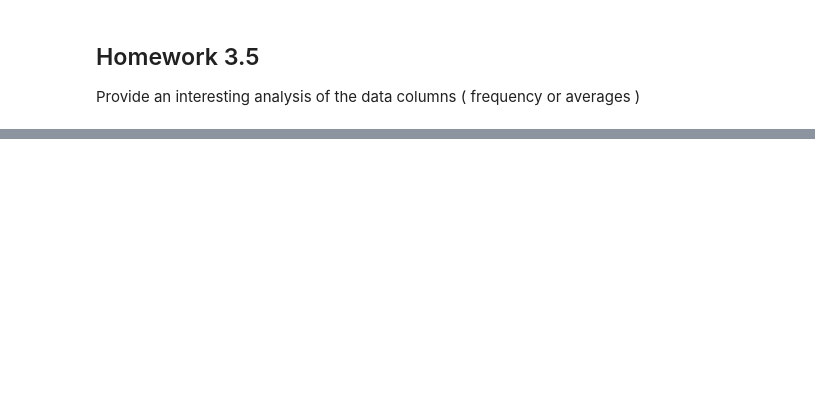
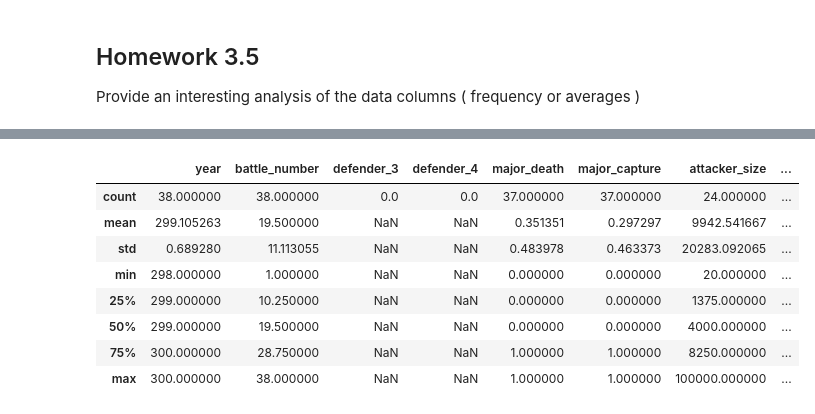
Before and after one commit to Nikithareddy168/big-data-python-class, a Jupyter notebook: Homeworks/Homework3/VEERABALLI_Homework3-pandas-numpy-Sept-2017.ipynb, the cells around one changed output, grey strips where cells are left out. Saved outputs shown, nothing was run; the diff lists cells and outputs as text; code cells hidden in the pictures; blank space fills up the shorter version.

```diff
--- a/Homeworks/Homework3/VEERABALLI_Homework3-pandas-numpy-Sept-2017.ipynb
+++ b/Homeworks/Homework3/VEERABALLI_Homework3-pandas-numpy-Sept-2017.ipynb
@@ -108,0 +168,12 @@ Provide an interesting analysis of the data columns ( frequency or averages )
+# %%
+data_frame.describe()
+# %% [output]
+|  | year | battle_number | defender_3 | defender_4 | major_death | major_capture | attacker_size | ... |
+| count | 38.000000 | 38.000000 | 0.0 | 0.0 | 37.000000 | 37.000000 | 24.000000 | ... |
+| mean | 299.105263 | 19.500000 | NaN | NaN | 0.351351 | 0.297297 | 9942.541667 | ... |
+| std | 0.689280 | 11.113055 | NaN | NaN | 0.483978 | 0.463373 | 20283.092065 | ... |
+| min | 298.000000 | 1.000000 | NaN | NaN | 0.000000 | 0.000000 | 20.000000 | ... |
+| 25% | 299.000000 | 10.250000 | NaN | NaN | 0.000000 | 0.000000 | 1375.000000 | ... |
+| 50% | 299.000000 | 19.500000 | NaN | NaN | 0.000000 | 0.000000 | 4000.000000 | ... |
+| 75% | 300.000000 | 28.750000 | NaN | NaN | 1.000000 | 1.000000 | 8250.000000 | ... |
+| max | 300.000000 | 38.000000 | NaN | NaN | 1.000000 | 1.000000 | 100000.000000 | ... |
```
Also changed, not shown: parts of 17 cells of this notebook.
